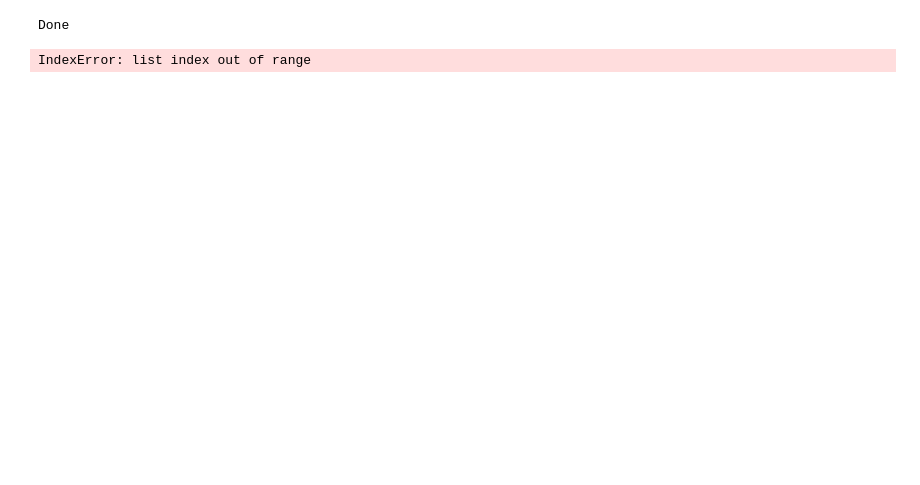
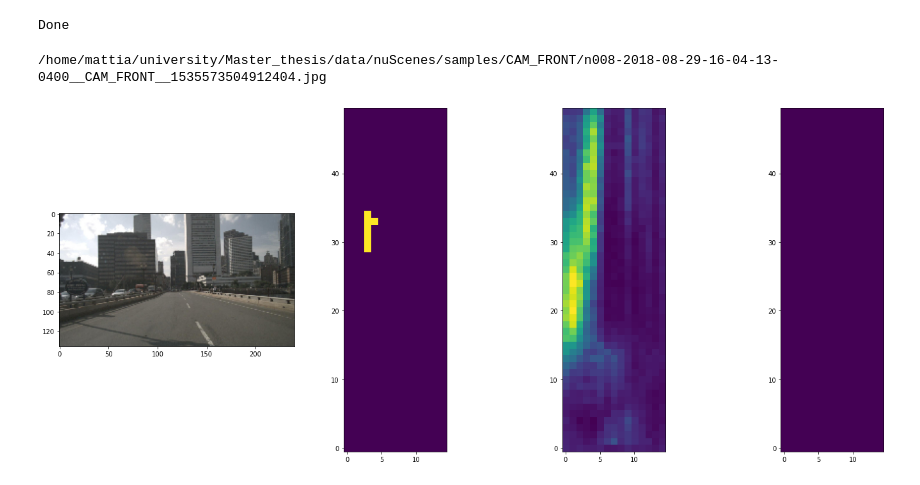
Before and after one commit to MattiaMolon/pytorch-YOLOv4, a Jupyter notebook: post_training/visualize_preds_dist.ipynb, the cells around one changed output. Drawn from its saved outputs; the diff is of its cells as text; code cells hidden in the pictures; blank space fills up the shorter version.

```diff
--- a/post_training/visualize_preds_dist.ipynb
+++ b/post_training/visualize_preds_dist.ipynb
@@ -10,7 +10,7 @@ import cv2
 import matplotlib.pyplot as plt
 import numpy as np
 import pandas as pd
-from cfg.train.cfg_yolov4_BEV_dist_nuScenes import Cfg as cfg
+from cfg.train.cfg_yolov4_BEV_area_nuScenes import Cfg as cfg
 
 # check for cuda
 if torch.cuda.is_available():
@@ -19,9 +19,9 @@ else:
     device = "cpu"
 
 # params
-cfg.weights = "../checkpoints/area_focalloss_alpha50_gamma6/Yolo_BEV_area_nuScenes_epoch37__BESTSOFAR.pth"
+cfg.weights = "../checkpoints/area_focalloss_alpha50_gamma6_rows50_sgd_nomax/Yolo_BEV_area_nuScenes_epoch35__BESTSOFAR.pth"
 cfg.dataset_dir = "../../data/nuScenes/"
-cfg.cfgfile = "../cfg/model/yolov4_BEV_dist_nuScenes.cfg"
+cfg.cfgfile = "../cfg/model/yolov4_BEV_area_nuScenes.cfg"
 is_area = True
 
 img_paths = []
@@ -53,10 +53,10 @@ print("Done")
 # %% [output]
 Done
 # %%
-id = 1998 # max 8964
-threshold = 0.605
+id = 50 # max 8964
+threshold = 0.88
 
-# 2554 8000 1465 646
+# 2554 8000 1465 646 1998 1625 5126 7325 90 4342 50 99 170 777 500 23 1400
 
 img_path = img_paths[id]
 print(img_path)
@@ -70,33 +70,39 @@ img = cv2.resize(img, (cfg.width, cfg.height))
 ############# get predictions
 img_t = torch.Tensor(np.expand_dims(img.transpose(2,0,1), 0))
 pred = m(img_t)
 pred = pred.detach().cpu().numpy()
 pred = pred.transpose().squeeze()
-pred = np.where(pred >= threshold, pred, 0.)
+pred_thresh = np.where(pred >= threshold, pred, 0.)
 
 ############# label retrieval
 if is_area :
     target = np.load(area_paths[id]).transpose()
 
 else:
     img_name = img_path.split("/")[-2] + "/" + img_path.strip().split("/")[-1]
     column_types = {"ID": str, "alpha": float, "3D_d": float, "3D_l": float, "3D_w": float, "cos": float, "sin": float, "type": str}
     df = pd.read_csv(os.path.join(cfg.dataset_dir, "splits", "test_split.csv"), dtype=column_types)
     df = df[df["ID"] == img_name]
     df["alpha"] += (pred.shape[1] * cfg.cell_angle) / 2
 
     target = np.zeros(pred.shape)
     if not df.empty:
         labels = df[["alpha", "3D_d"]]
         for i, label in labels.iterrows():
             angle_i = int(label["alpha"] // cfg.cell_angle)
             distance_i = int(label["3D_d"] // cfg.cell_depth)
             target[distance_i, angle_i] = 1.0
 
 ############## visualization
-f, axes = plt.subplots(3,1,figsize=(15,15))
+f, axes = plt.subplots(1,4,figsize=(20,8))
 axes[0].imshow(img)
 axes[1].imshow(target, origin="lower")
 axes[2].imshow(pred, origin="lower")
+axes[3].imshow(pred_thresh, origin="lower")
+
+# save figure
+f.tight_layout()
+plt.savefig(f"{id}.png")
 # %% [output]
-IndexError: list index out of range
+/home/mattia/university/Master_thesis/data/nuScenes/samples/CAM_FRONT/n008-2018-08-29-16-04-13-0400__CAM_FRONT__1535573504912404.jpg
+[figure, added]
```
Also changed, not shown: 10 other files.
